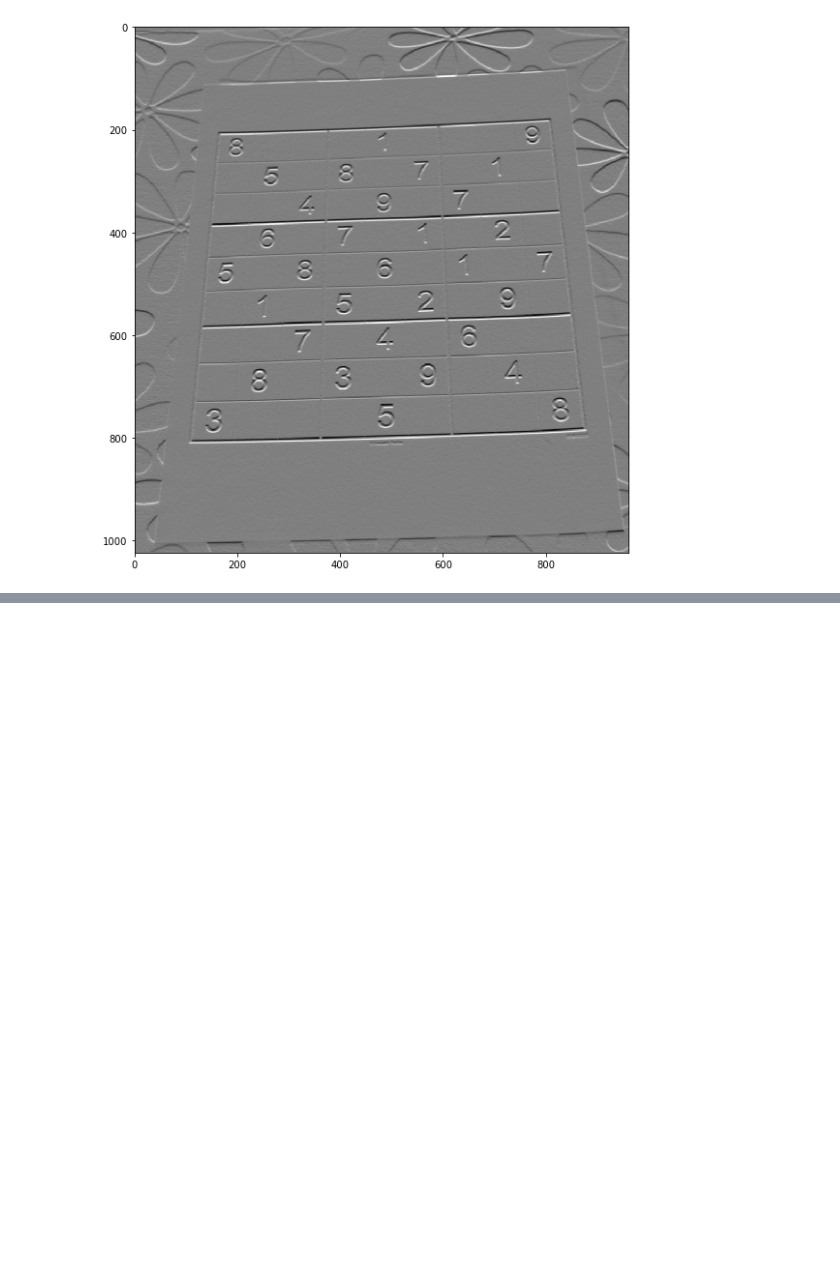
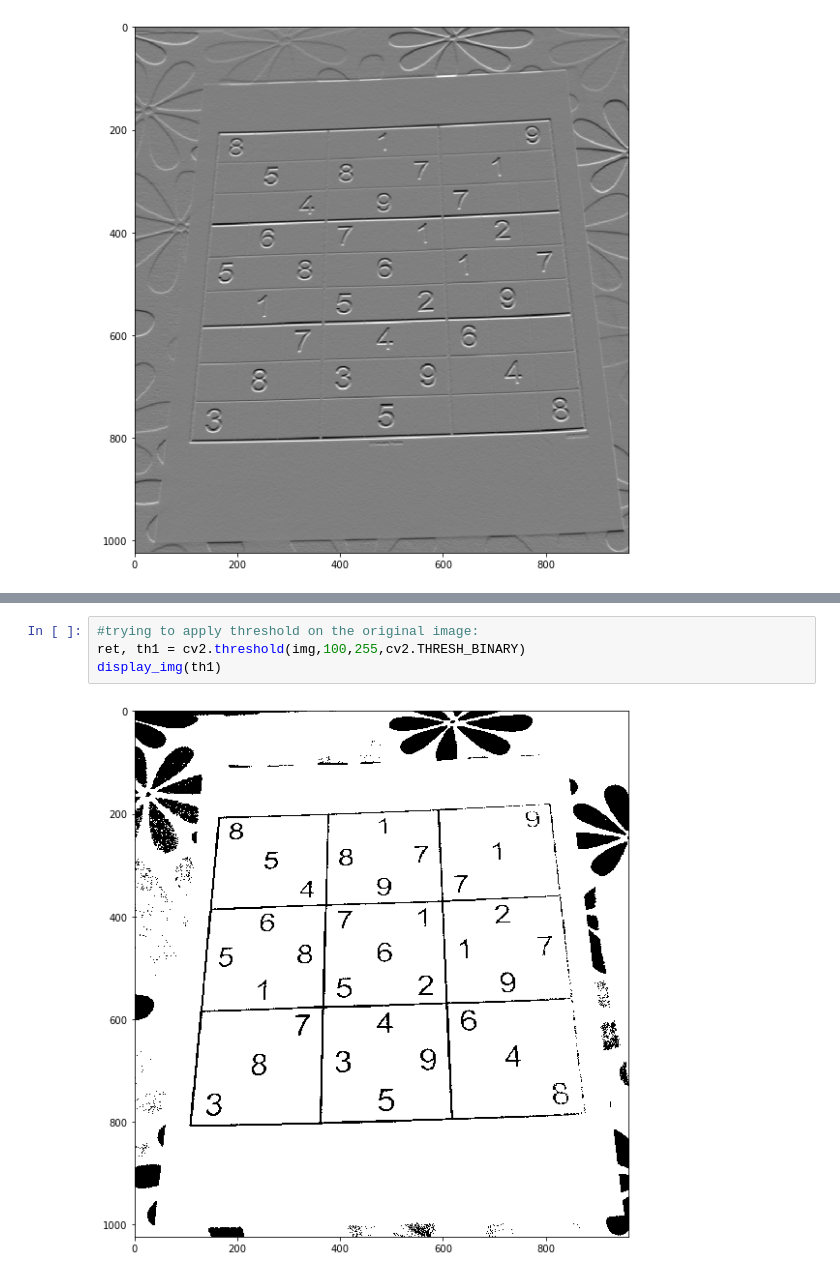
Before and after one commit to ujjwaltyagi2000/computer-vision-basics, a Jupyter notebook: image-processing-basics/gradients.ipynb, the cells around one changed output, grey strips where cells are left out. Cells and saved outputs as stored; diff of their text form; blank space fills up the shorter version.

```diff
--- a/image-processing-basics/gradients.ipynb
+++ b/image-processing-basics/gradients.ipynb
@@ -52,0 +67,6 @@ display_img(sobely)
+# %%
+#trying to apply threshold on the original image:
+ret, th1 = cv2.threshold(img,100,255,cv2.THRESH_BINARY)
+display_img(th1)
+# %% [output]
+[figure, added]
```
Also changed, not shown: parts of 5 cells of this notebook.
